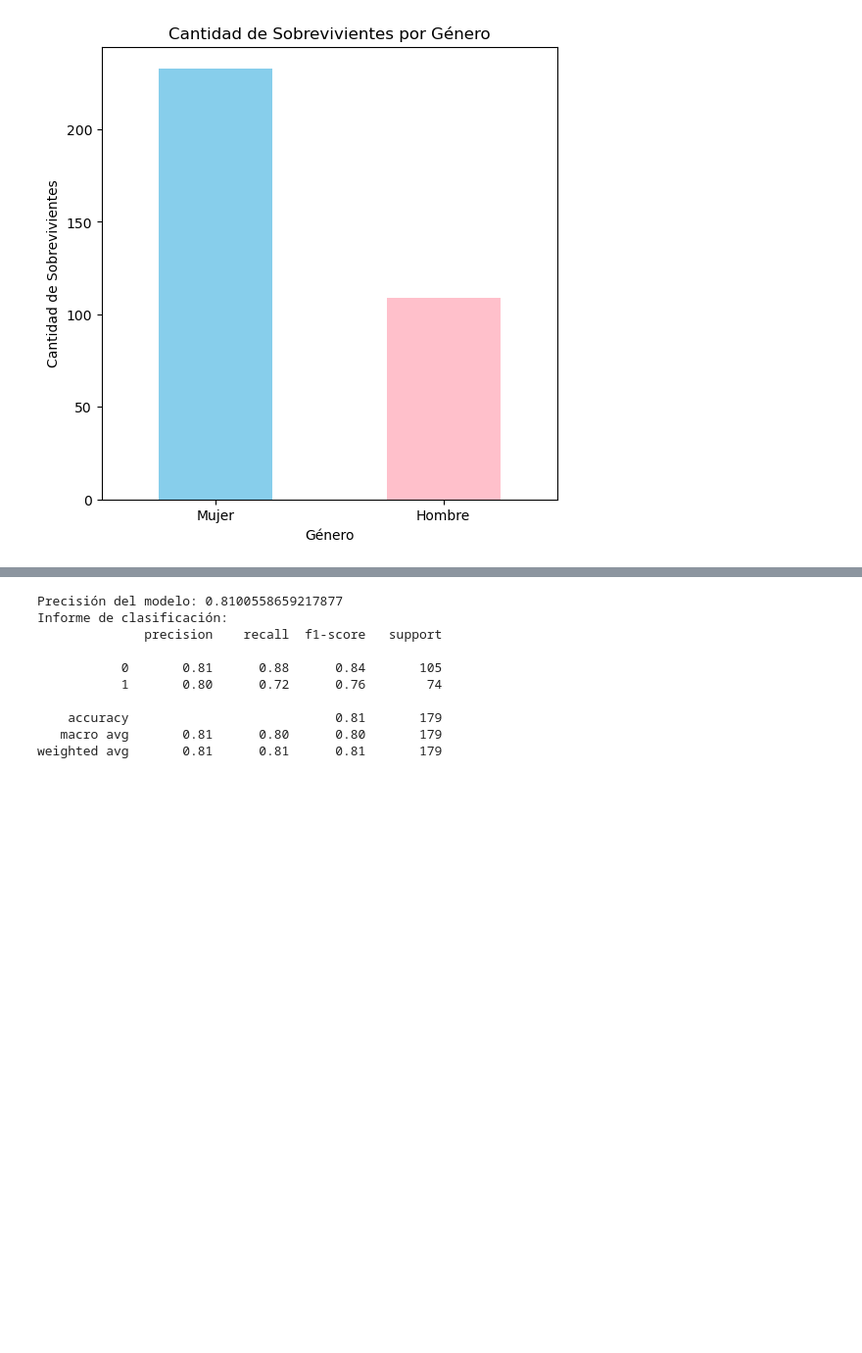
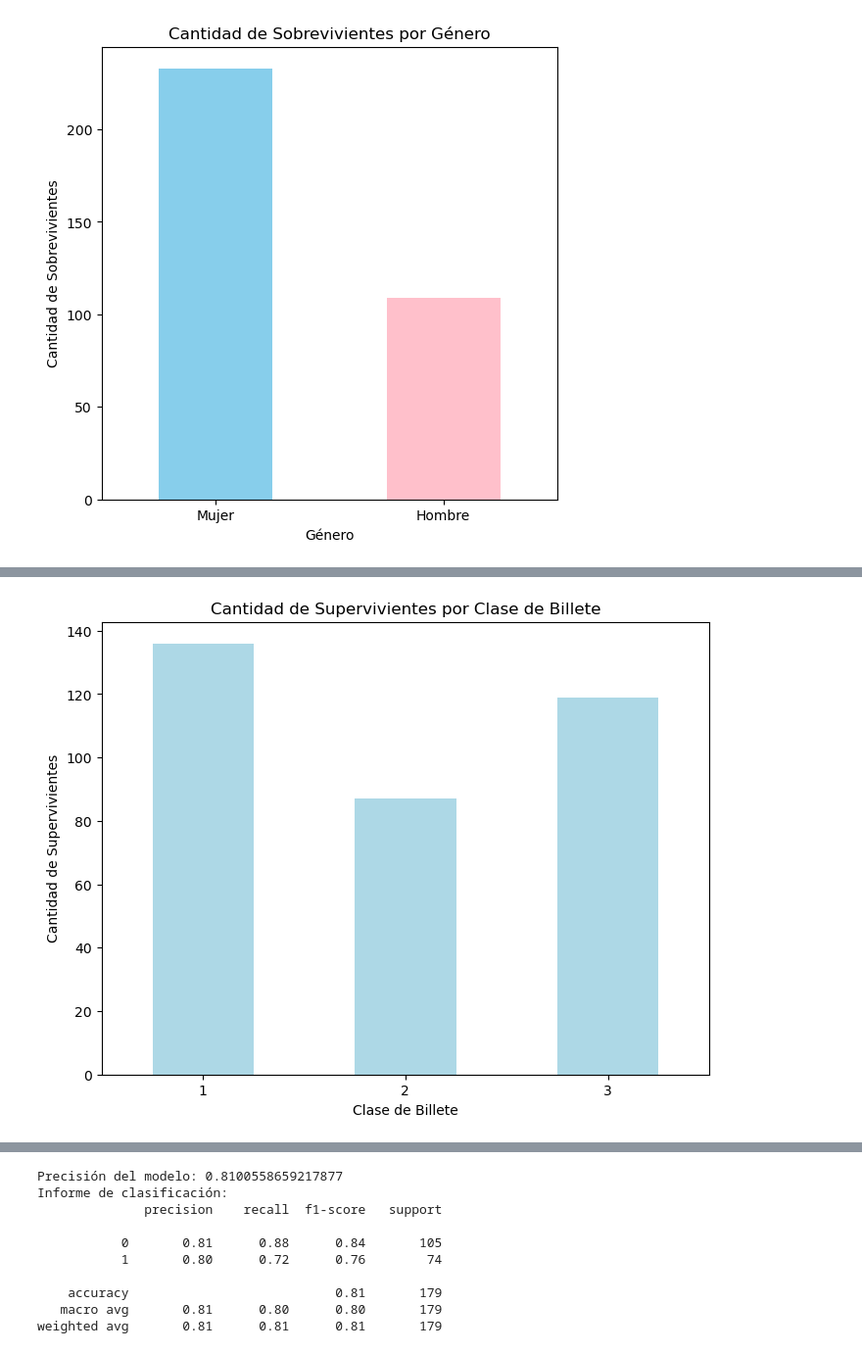
Before and after one commit to kabb98/IABD, a Jupyter notebook: SAA/Practicas/Unidad2/Practica2/Yolo/AAS_Clasificación.ipynb, the cells around one changed output, grey strips where cells are left out. Shown at 98% size. Cells and saved outputs as stored; diff of their text form; code cells hidden in the pictures; blank space fills up the shorter version.

```diff
--- a/SAA/Practicas/Unidad2/Practica2/Yolo/AAS_Clasificación.ipynb
+++ b/SAA/Practicas/Unidad2/Practica2/Yolo/AAS_Clasificación.ipynb
@@ -80,0 +129,14 @@ plt.show()
+# %%
+# Agrupar los datos por clase de billete y contar el número de supervivientes
+survived_pclass = data.groupby('Pclass')['Survived'].sum()
+
+# Crear la gráfica de barras
+plt.figure(figsize=(8, 6))
+survived_pclass.plot(kind='bar', color='lightblue')
+plt.xlabel('Clase de Billete')
+plt.ylabel('Cantidad de Supervivientes')
+plt.title('Cantidad de Supervivientes por Clase de Billete')
+plt.xticks(rotation=0)
+plt.show()
+# %% [output]
+[figure, added]
```
Also changed, not shown: parts of 8 cells of this notebook.
